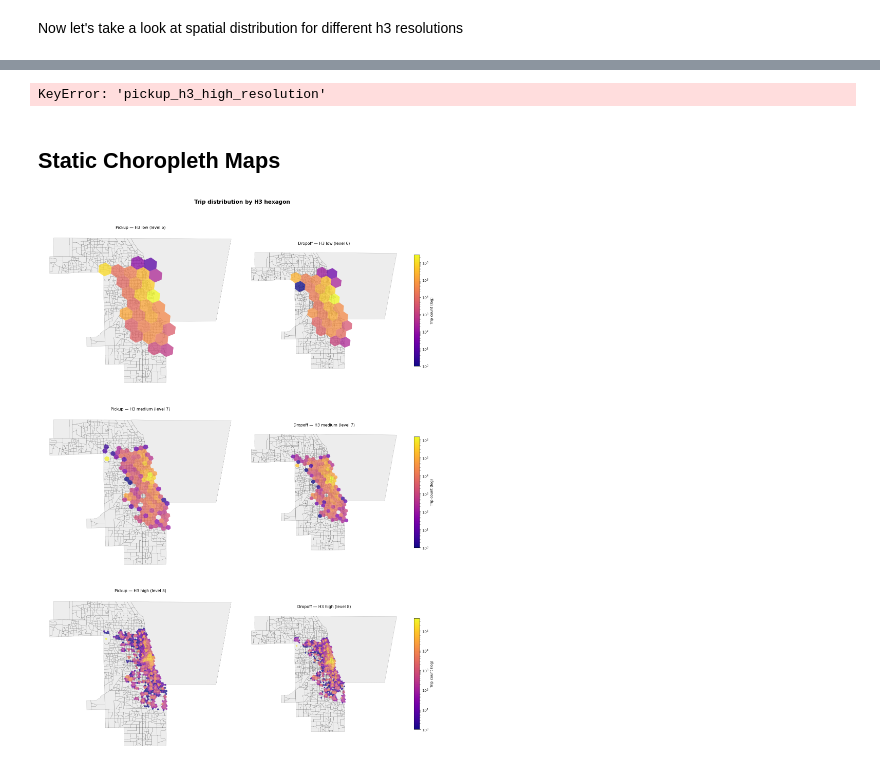
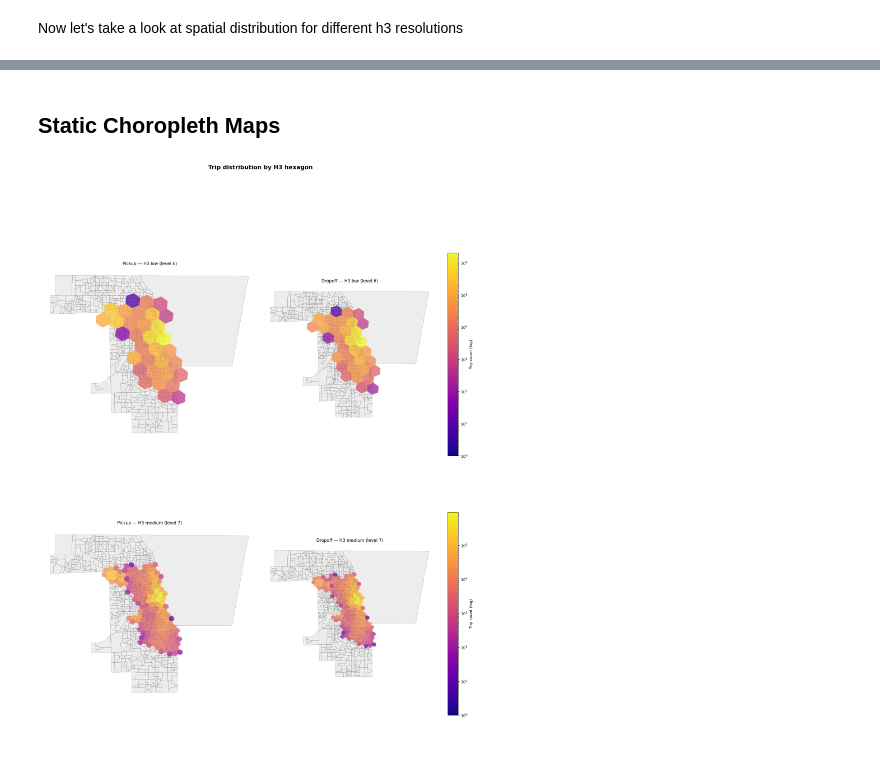
Before and after one commit to ge02/AAA_TA_2026, a Jupyter notebook: notebooks/03_Visualization/03_01_Data_Visualization_Trips.ipynb, the cells around one changed output, grey strips where cells are left out. Saved outputs shown, nothing was run; the diff lists cells and outputs as text; code cells hidden in the pictures.

```diff
--- a/notebooks/03_Visualization/03_01_Data_Visualization_Trips.ipynb
+++ b/notebooks/03_Visualization/03_01_Data_Visualization_Trips.ipynb
@@ -55,7 +55,7 @@ Working directory: C:\Users\Yannick Herrmann\Documents\Uni\AAA\AAA_Project\AAA_T
 # # # # # # # # # # # # # # # # # # # # # #
 
 # Path relative to the root directory
-file_path = "data/trips/01_04_trips_clean.parquet"
+file_path = "data/trips/01_05_trips_clean.parquet"
 
 trip_data = pd.read_parquet(file_path)
 trip_data.head()
@@ -346,83 +351,36 @@ data_uri_low = f"data:text/html;charset=utf-8;base64,{base64.b64encode(html_low.
 display(IFrame(src=data_uri_low, width="100%", height=500))
 # %% [output]
 [interactive output not drawn]
-# %%
-# --- SETTINGS FOR HIGH RES ---
-resolution_col = 'pickup_h3_high_resolution'
-top_n = 5000 # High res needs many hexes to fill the map
-zoom = 13     # Zoom in to see street detail
-
-# 1. Aggregate
-hex_counts = trip_data[resolution_col].value_counts().reset_index()
-hex_counts.columns = ['hex_id', 'trip_count']
-top_hexagons = hex_counts.head(top_n).copy()
-
-# 2. Normalize
-max_trips = top_hexagons['trip_count'].max()
-min_trips = top_hexagons['trip_count'].min()
-top_hexagons['intensity'] = (top_hexagons['trip_count'] - min_trips) / (max_trips - min_trips)
-
-# 3. Map Init
-chicago_map_high = folium.Map(location=[41.8781, -87.6298], zoom_start=zoom, tiles="CartoDB positron")
-
-# 4. GeoJSON conversion
-geojson_features = []
-for _, row in top_hexagons.iterrows():
-    try:
-        boundary = h3.cell_to_boundary(row['hex_id'])
-        geojson_boundary = [[lng, lat] for lat, lng in boundary]
-        geojson_boundary.append(geojson_boundary[0])
-        feature = {
-            "type": "Feature",
-            "geometry": {"type": "Polygon", "coordinates": [geojson_boundary]},
-            "properties": {"hex_id": str(row['hex_id']), "trip_count": int(row['trip_count']), "intensity": float(row['intensity'])}
-        }
-        geojson_features.append(feature)
-    except: continue
-
-# 5. Add Layer
-folium.GeoJson(
-    {"type": "FeatureCollection", "features": geojson_features},
-    style_function=style_function,
-    tooltip=folium.GeoJsonTooltip(fields=['trip_count'], aliases=['Trips:'])
-).add_to(chicago_map_high)
-
-# 6. Display
-html_high = chicago_map_high.get_root().render()
-data_uri_high = f"data:text/html;charset=utf-8;base64,{base64.b64encode(html_high.encode('utf-8')).decode('utf-8')}"
-display(IFrame(src=data_uri_high, width="100%", height=500))
-# %% [output]
-KeyError: 'pickup_h3_high_resolution'
 # %% [markdown]
 ## Static Choropleth Maps
 # %%
 # Static H3 choropleth — all 3 resolutions, pickup and dropoff side by side
-resolutions_plot = {'low': 6, 'medium': 7, 'high': 8}
-fig, axes = plt.subplots(3, 2, figsize=(16, 22))
+resolutions_plot = {'low': 6, 'medium': 7}
+fig, axes = plt.subplots(2, 2, figsize=(16, 22))
 
 for row_idx, (res_name, res_level) in enumerate(resolutions_plot.items()):
     for col_idx, direction in enumerate(('pickup', 'dropoff')):
         ax = axes[row_idx, col_idx]
-        counts = trip_data[f'{direction}_h3_{res_name}_resolution'].value_counts().dropna()
+        counts = trip_data[f'{direction}_h3_res{res_level}'].value_counts().dropna()
         polys = [
             Polygon([(lon, lat) for lat, lon in h3.cell_to_boundary(cell)])
             for cell in counts.index
         ]
         hex_gdf = gpd.GeoDataFrame({'count': counts.values, 'geometry': polys}, crs=4326)
         tracts.plot(ax=ax, facecolor='lightgray', edgecolor='black', linewidth=0.4, alpha=0.4)
         hex_gdf.plot(
             ax=ax, column='count', cmap='plasma',
             norm=LogNorm(vmin=1, vmax=counts.max()),
             legend=(col_idx == 1),
             legend_kwds={'label': 'Trip count (log)', 'shrink': 0.6},
             alpha=0.75, edgecolor='none'
         )
         ax.set_title(f'{direction.capitalize()} — H3 {res_name} (level {res_level})', fontsize=11)
         ax.set_axis_off()
 
 plt.suptitle('Trip distribution by H3 hexagon', fontsize=15, fontweight='bold', y=1.01)
 plt.tight_layout()
 plt.show()
 # %% [output]
-[figure, old version]
+[figure, new version]
 # %%
```
Also changed, not shown: parts of 12 cells of this notebook, 17 other files.
